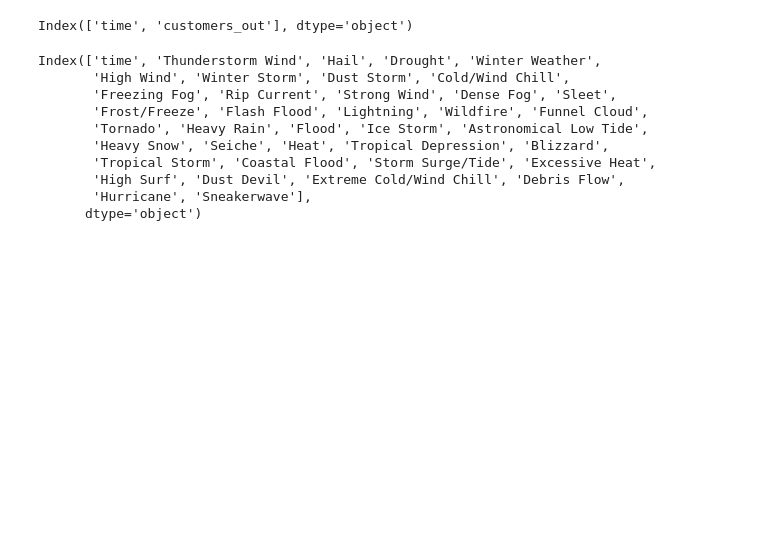
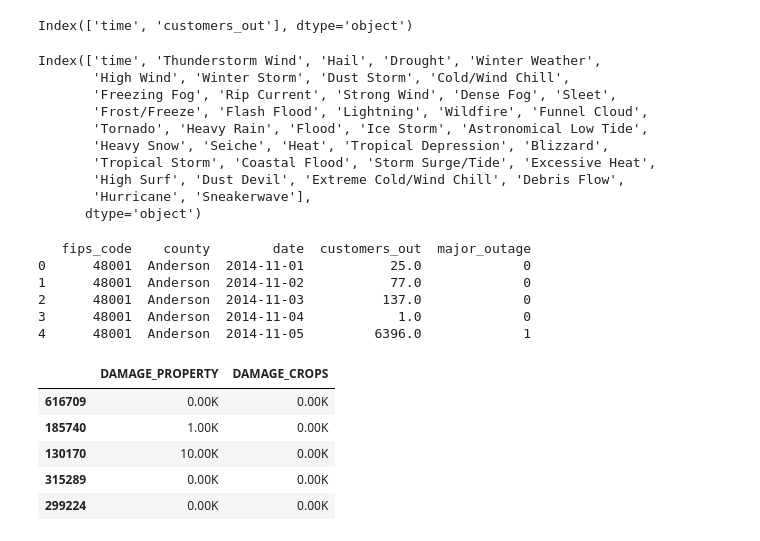
Before and after one commit to okpoEkpenyong/dynamic_rhythm_predictions, a Jupyter notebook: notebooks/01_preprocessing.ipynb, the cells around one changed output. Drawn from its saved outputs; the diff is of its cells as text; code cells hidden in the pictures; blank space fills up the shorter version.

```diff
--- a/notebooks/01_preprocessing.ipynb
+++ b/notebooks/01_preprocessing.ipynb
@@ -410,0 +422,28 @@ df_combined_hr, df_combined_day = combine_agg_ts(...)
+# %%
+# Step 1: Copy the data
+df_labels = outages14_23_texas_df.copy()
+
+# Step 2: Parse run_start_time into date
+df_labels['date'] = pd.to_datetime(df_labels['run_start_time']).dt.date
+
+# Step 3: Group by fips_code, county, and date
+df_labels_grouped = (
+    df_labels
+    .groupby(['fips_code', 'county', 'date'])
+    .agg({'customers_out': 'sum'})
+    .reset_index()
+)
+
+# Step 4: Create the binary major outage label
+THRESHOLD = 1000  # customers
+df_labels_grouped['major_outage'] = (df_labels_grouped['customers_out'] >= THRESHOLD).astype(int)
+
+# Step 5: View a few rows
+print(df_labels_grouped.head())
+# %% [output]
+   fips_code    county        date  customers_out  major_outage
+0      48001  Anderson  2014-11-01           25.0             0
+1      48001  Anderson  2014-11-02           77.0             0
+2      48001  Anderson  2014-11-03          137.0             0
+3      48001  Anderson  2014-11-04            1.0             0
+4      48001  Anderson  2014-11-05         6396.0             1
@@ -410,0 +512,9 @@ df_combined_hr, df_combined_day = combine_agg_ts(...)
+# %%
+storm_events_14_24_df[['DAMAGE_PROPERTY','DAMAGE_CROPS']].sample(5)
+# %% [output]
+|  | DAMAGE_PROPERTY | DAMAGE_CROPS |
+| 616709 | 0.00K | 0.00K |
+| 185740 | 1.00K | 0.00K |
+| 130170 | 10.00K | 0.00K |
+| 315289 | 0.00K | 0.00K |
+| 299224 | 0.00K | 0.00K |
```
Also changed, not shown: parts of 12 cells of this notebook.
